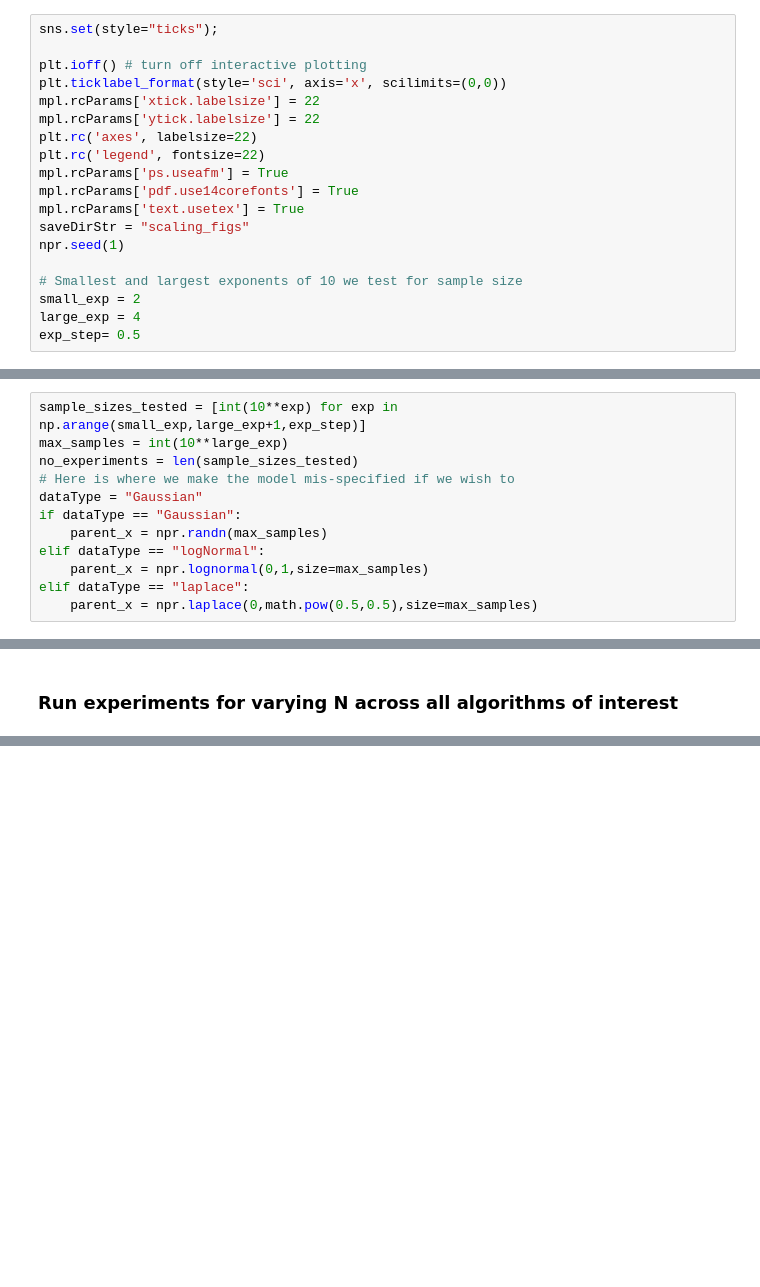
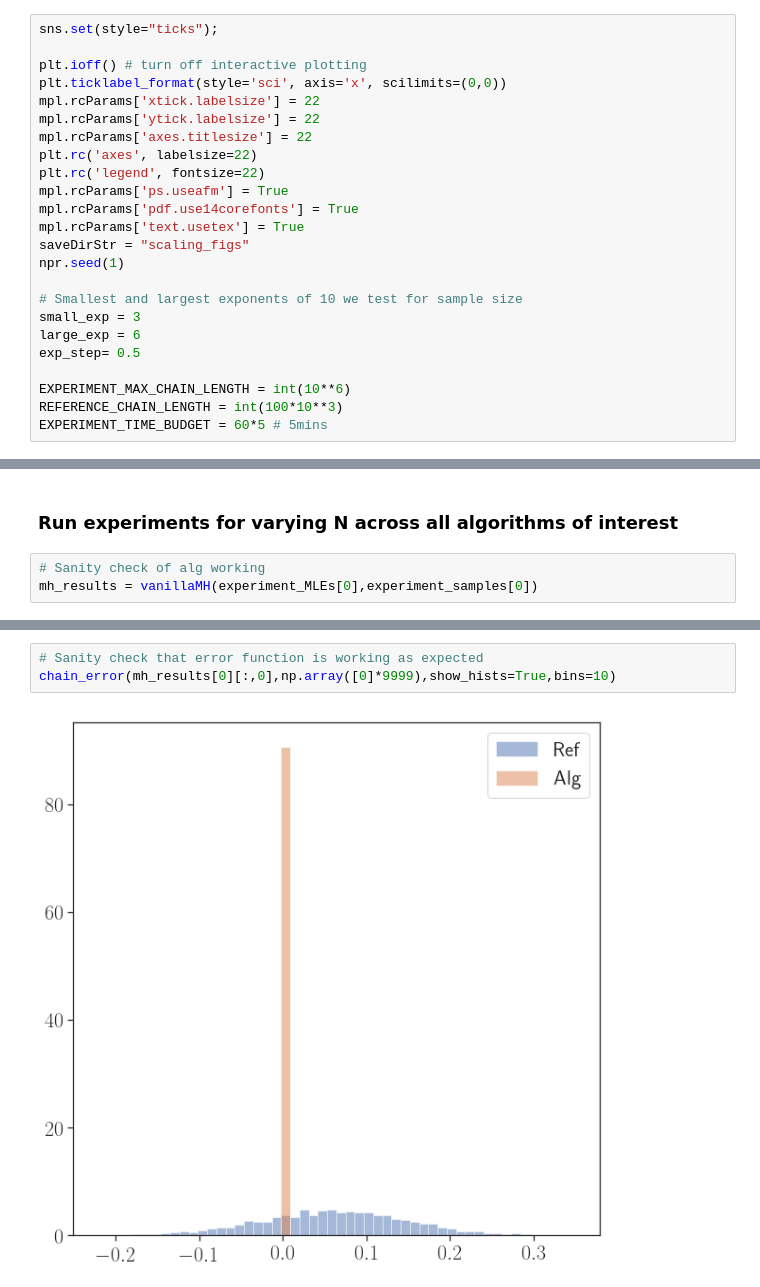
Before and after one commit to Llamrei/2017-JMLR-MCMCForTallData, a Jupyter notebook: scaling_w_N.ipynb, the cells around one changed output, grey strips where cells are left out. Saved outputs shown, nothing was run; the diff lists cells and outputs as text; blank space fills up the shorter version.

```diff
--- a/scaling_w_N.ipynb
+++ b/scaling_w_N.ipynb
@@ -35,6 +35,7 @@ plt.ioff() # turn off interactive plotting
 plt.ticklabel_format(style='sci', axis='x', scilimits=(0,0))
 mpl.rcParams['xtick.labelsize'] = 22
 mpl.rcParams['ytick.labelsize'] = 22
+mpl.rcParams['axes.titlesize'] = 22
 plt.rc('axes', labelsize=22)
 plt.rc('legend', fontsize=22)
 mpl.rcParams['ps.useafm'] = True
@@ -44,8 +45,12 @@ saveDirStr = "scaling_figs"
 npr.seed(1)
 
 # Smallest and largest exponents of 10 we test for sample size
-small_exp = 2
-large_exp = 4
+small_exp = 3
+large_exp = 6
 exp_step= 0.5
+
+EXPERIMENT_MAX_CHAIN_LENGTH = int(10**6)
+REFERENCE_CHAIN_LENGTH = int(100*10**3)
+EXPERIMENT_TIME_BUDGET = 60*5 # 5mins
 # %% [markdown]
 # Scaling Experiment
@@ -53,13 +57 @@ exp_step= 0.5
-# %%
-sample_sizes_tested = [int(10**exp) for exp in np.arange(small_exp,large_exp+1,exp_step)]
-max_samples = int(10**large_exp)
-no_experiments = len(sample_sizes_tested)
-# Here is where we make the model mis-specified if we wish to
-dataType = "Gaussian"
-if dataType == "Gaussian":
-    parent_x = npr.randn(max_samples)
-elif dataType == "logNormal":
-    parent_x = npr.lognormal(0,1,size=max_samples)
-elif dataType == "laplace":
-    parent_x = npr.laplace(0,math.pow(0.5,0.5),size=max_samples)
 # %% [markdown]
@@ -109,2 +126,5 @@ MLEs loaded
 # %% [markdown]
 ### Run experiments for varying N across all algorithms of interest
+# %%
+# Sanity check of alg working
+mh_results = vanillaMH(experiment_MLEs[0],experiment_samples[0])
@@ -110,0 +142,5 @@ MLEs loaded
+# %%
+# Sanity check that error function is working as expected
+chain_error(mh_results[0][:,0],np.array([0]*9999),show_hists=True,bins=10)
+# %% [output]
+[figure, added]
```
Also changed, not shown: parts of 16 cells of this notebook, 4 other files.
